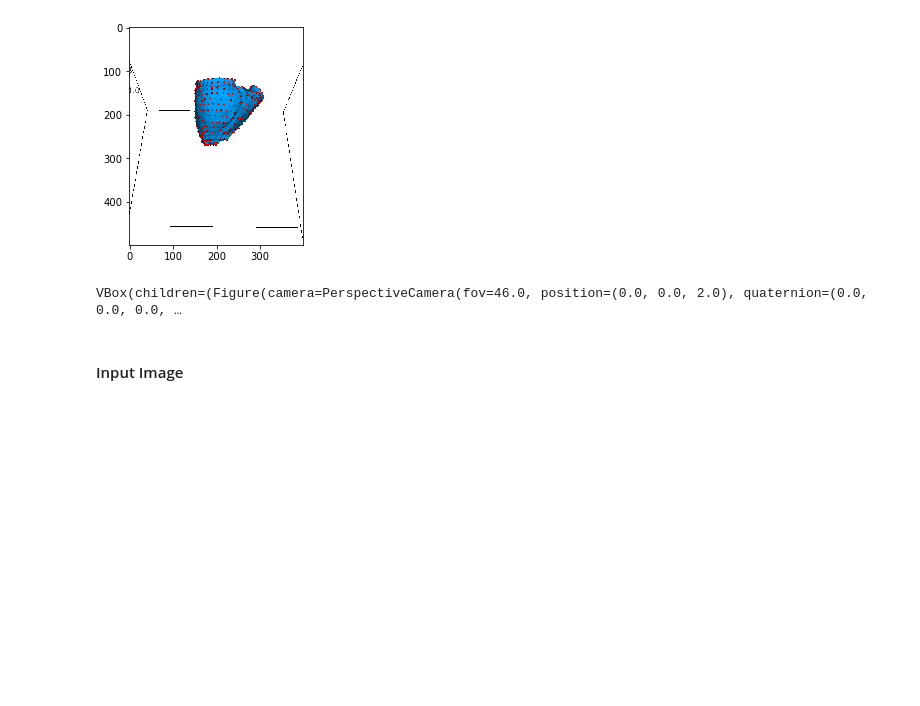
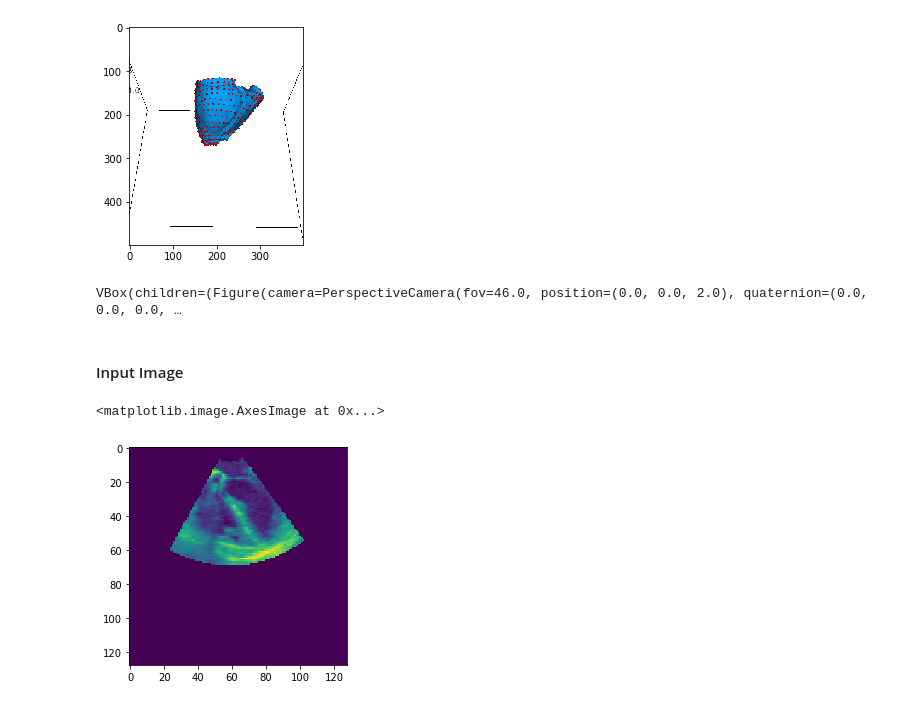
Before and after one commit to robertmoga/MeshDefrom, a Jupyter notebook: Model_Evaluation.ipynb, the cells around one changed output. Cells and saved outputs as stored; diff of their text form; code cells hidden in the pictures; blank space fills up the shorter version.

Commit message:
Updated initial image visualization

```diff
--- a/Model_Evaluation.ipynb
+++ b/Model_Evaluation.ipynb
@@ -122,3 +122,7 @@ VBox(children=(Figure(camera=PerspectiveCamera(fov=46.0, position=(0.0, 0.0, 2.0
 #### Input Image
 # %%
 init_img = initial_img[index].data.numpy().squeeze()
+plt.imshow(init_img[:,64,:])
+# %% [output]
+<matplotlib.image.AxesImage at 0x...>
+[figure, added]
```
